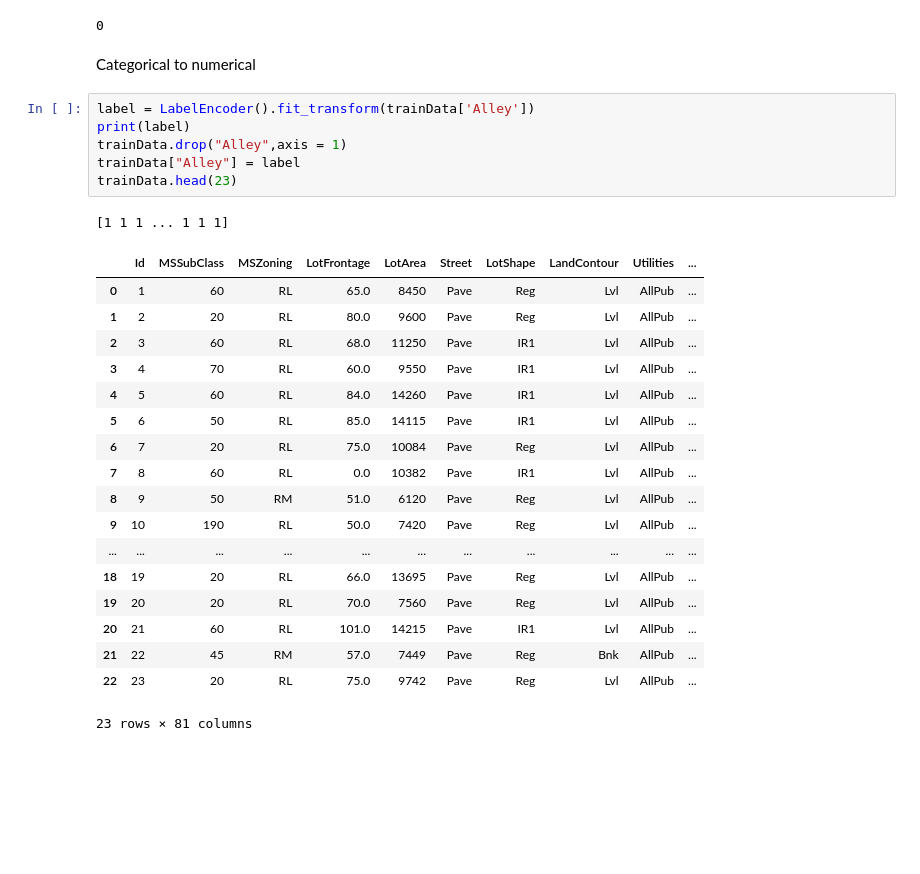
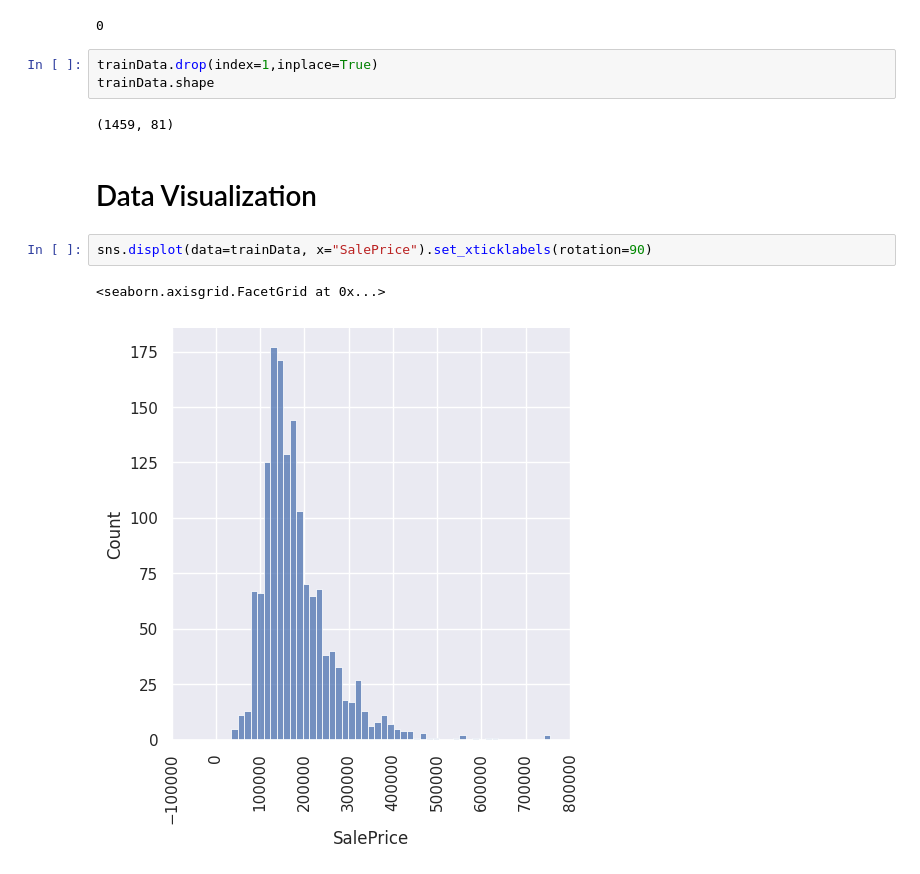
Before and after one commit to christinaduthie/House-Price-Prediction, a Jupyter notebook: HousePricePrediction.ipynb, the cells around one changed output. Drawn from its saved outputs; the diff is of its cells as text; blank space fills up the shorter version.

Commit message:
House price prediction

```diff
--- a/HousePricePrediction.ipynb
+++ b/HousePricePrediction.ipynb
@@ -237,31 +255,15 @@ for column in nonNumericColumnsTestData:
 print(testData.isnull().sum().sum());
 # %% [output]
 0
-# %% [markdown]
-Categorical to numerical
-# %%
-label = LabelEncoder().fit_transform(trainData['Alley'])
-print(label)
-trainData.drop("Alley",axis = 1)
-trainData["Alley"] = label
-trainData.head(23)
-# %% [output]
-[1 1 1 ... 1 1 1]
-|  | Id | MSSubClass | MSZoning | LotFrontage | LotArea | Street | LotShape | LandContour | Utilities | ... |
-| 0 | 1 | 60 | RL | 65.0 | 8450 | Pave | Reg | Lvl | AllPub | ... |
-| 1 | 2 | 20 | RL | 80.0 | 9600 | Pave | Reg | Lvl | AllPub | ... |
-| 2 | 3 | 60 | RL | 68.0 | 11250 | Pave | IR1 | Lvl | AllPub | ... |
-| 3 | 4 | 70 | RL | 60.0 | 9550 | Pave | IR1 | Lvl | AllPub | ... |
-| 4 | 5 | 60 | RL | 84.0 | 14260 | Pave | IR1 | Lvl | AllPub | ... |
-| 5 | 6 | 50 | RL | 85.0 | 14115 | Pave | IR1 | Lvl | AllPub | ... |
-| 6 | 7 | 20 | RL | 75.0 | 10084 | Pave | Reg | Lvl | AllPub | ... |
-| 7 | 8 | 60 | RL | 0.0 | 10382 | Pave | IR1 | Lvl | AllPub | ... |
-| 8 | 9 | 50 | RM | 51.0 | 6120 | Pave | Reg | Lvl | AllPub | ... |
-| 9 | 10 | 190 | RL | 50.0 | 7420 | Pave | Reg | Lvl | AllPub | ... |
-| ... | ... | ... | ... | ... | ... | ... | ... | ... | ... | ... |
-| 18 | 19 | 20 | RL | 66.0 | 13695 | Pave | Reg | Lvl | AllPub | ... |
-| 19 | 20 | 20 | RL | 70.0 | 7560 | Pave | Reg | Lvl | AllPub | ... |
-| 20 | 21 | 60 | RL | 101.0 | 14215 | Pave | IR1 | Lvl | AllPub | ... |
-| 21 | 22 | 45 | RM | 57.0 | 7449 | Pave | Reg | Bnk | AllPub | ... |
-| 22 | 23 | 20 | RL | 75.0 | 9742 | Pave | Reg | Lvl | AllPub | ... |
-23 rows × 81 columns
+# %%
+trainData.drop(index=1,inplace=True)
+trainData.shape
+# %% [output]
+(1459, 81)
+# %% [markdown]
+# Data Visualization
+# %%
+sns.displot(data=trainData, x="SalePrice").set_xticklabels(rotation=90)
+# %% [output]
+<seaborn.axisgrid.FacetGrid at 0x...>
+[figure, added]
```
Also changed, not shown: parts of 60 cells of this notebook, 1 other file.
